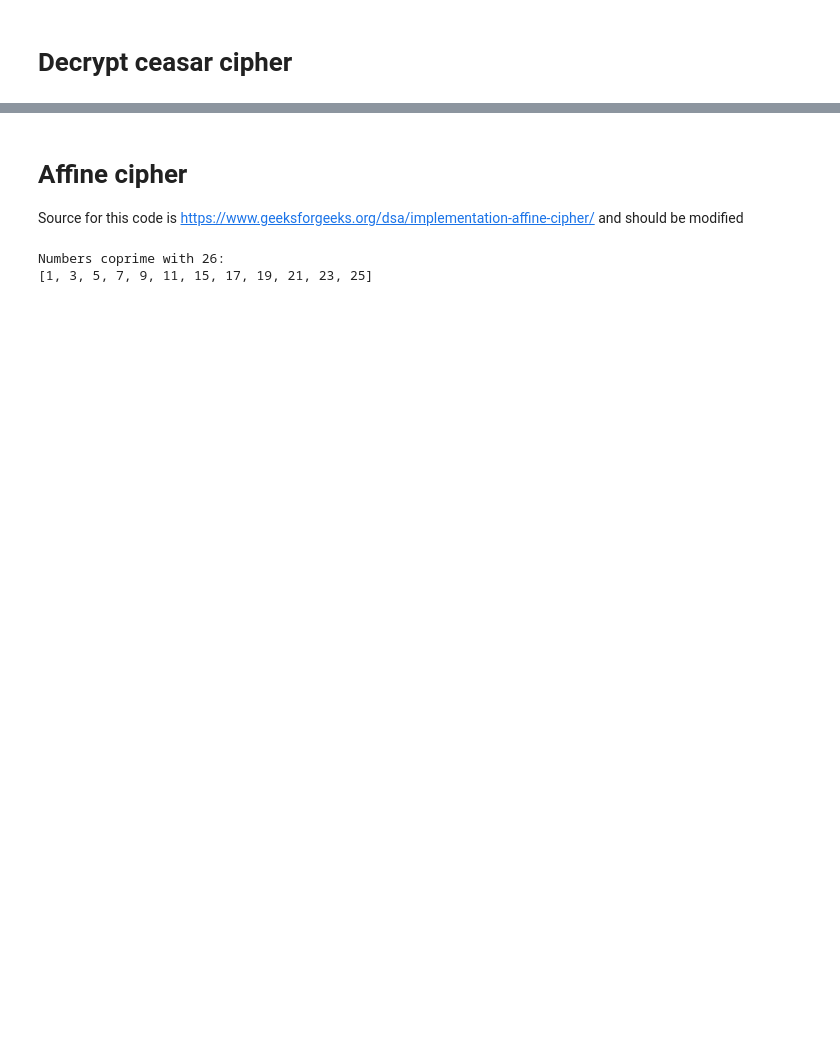
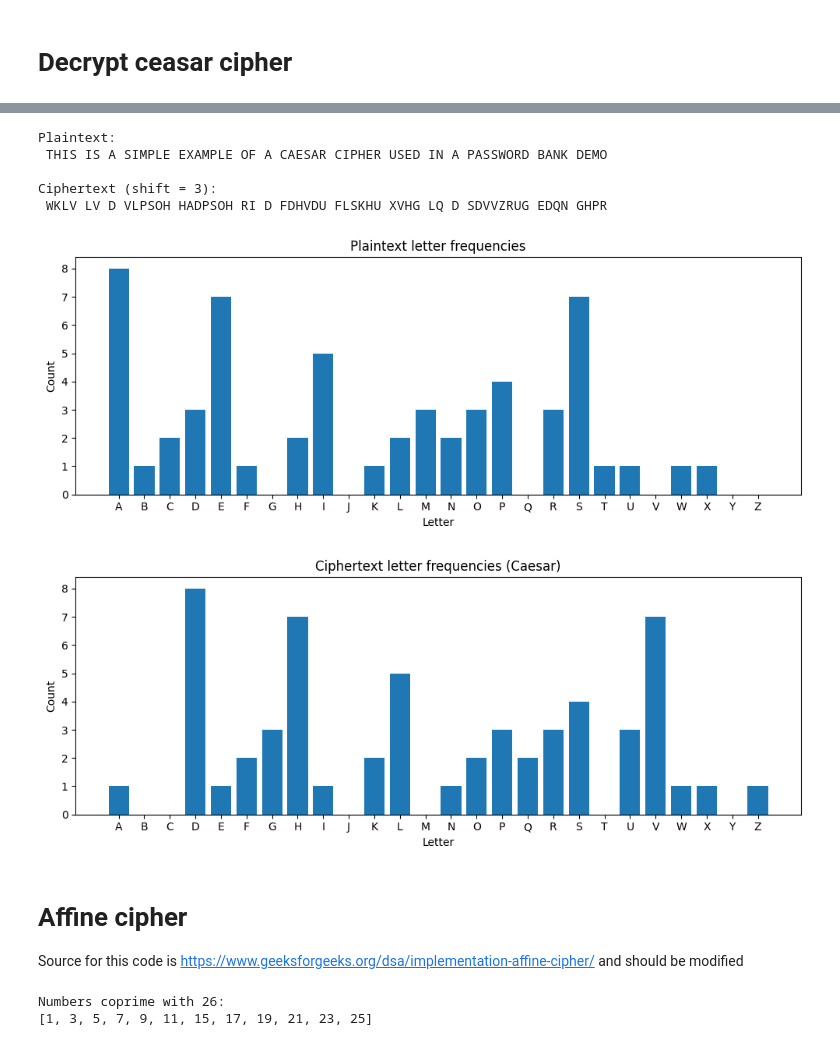
Before and after one commit to Poisty/PasswordBank_proof_of_consept, a Jupyter notebook: PasswordBank_PoC.ipynb, the cells around one changed output, grey strips where cells are left out. Drawn from its saved outputs; the diff is of its cells as text; code cells hidden in the pictures; blank space fills up the shorter version.

```diff
--- a/PasswordBank_PoC.ipynb
+++ b/PasswordBank_PoC.ipynb
@@ -5,7 +25,7 @@ This is a proof of concept for a password bank system that securely stores and r
 # %%
-# Spør brukeren om tekst og shift-verdi
-text = input("Skriv inn teksten du vil kryptere: ")
-shift = int(input("Oppgi shift-verdi (f.eks. 3): "))
+
+text = "Hello from passwordbank"
+shift = 3
 
 # Enkel Caesar cipher-funksjon
 def caesar_cipher(text, shift):
@@ -44,3 +77,42 @@ Dekryptert tekst: hei
+# %%
+import string
+import collections
+import matplotlib.pyplot as plt
+
+def letter_frequencies(text: str):
+    text = text.upper()
+    counts = collections.Counter(ch for ch in text if ch in string.ascii_uppercase)
+    freqs = [counts.get(chr(ord('A') + i), 0) for i in range(26)]
+    return freqs
+
+def plot_letter_frequencies(text: str, title: str):
+    freqs = letter_frequencies(text)
+    letters = list(string.ascii_uppercase)
+
+    plt.figure(figsize=(10, 4))
+    plt.bar(letters, freqs)
+    plt.xlabel("Letter")
+    plt.ylabel("Count")
+    plt.title(title)
+    plt.tight_layout()
+    plt.show()
+# %%
+sample_plain = "THIS IS A SIMPLE EXAMPLE OF A CAESAR CIPHER USED IN A PASSWORD BANK DEMO"
+sample_cipher = caesar_cipher(sample_plain, shift=3)
+
+print("Plaintext:\n", sample_plain)
+print("\nCiphertext (shift = 3):\n", sample_cipher)
+
+plot_letter_frequencies(sample_plain, "Plaintext letter frequencies")
+plot_letter_frequencies(sample_cipher, "Ciphertext letter frequencies (Caesar)")
+# %% [output]
+Plaintext:
+ THIS IS A SIMPLE EXAMPLE OF A CAESAR CIPHER USED IN A PASSWORD BANK DEMO
+
+Ciphertext (shift = 3):
+ WKLV LV D VLPSOH HADPSOH RI D FDHVDU FLSKHU XVHG LQ D SDVVZRUG EDQN GHPR
+[figure, added]
+[figure, added]
 # %% [markdown]
 # Affine cipher
 Source for this code is https://www.geeksforgeeks.org/dsa/implementation-affine-cipher/ and should be modified
```
Also changed, not shown: parts of 23 cells of this notebook.
